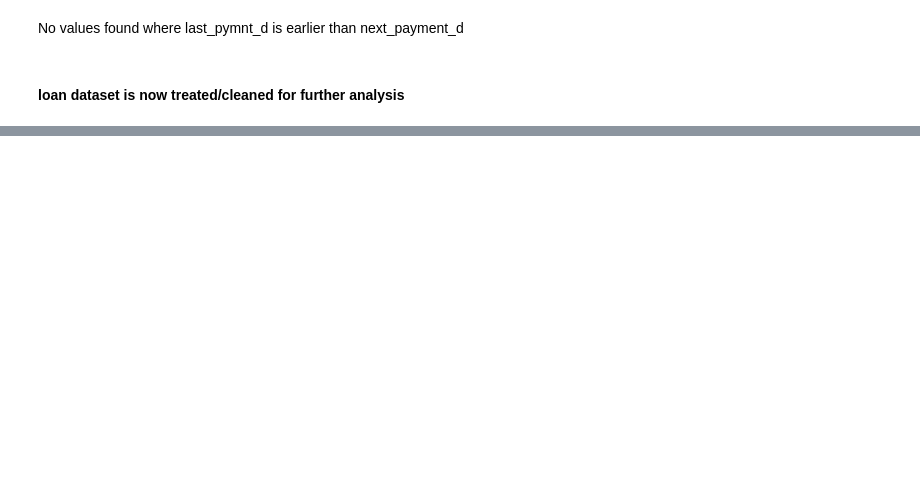
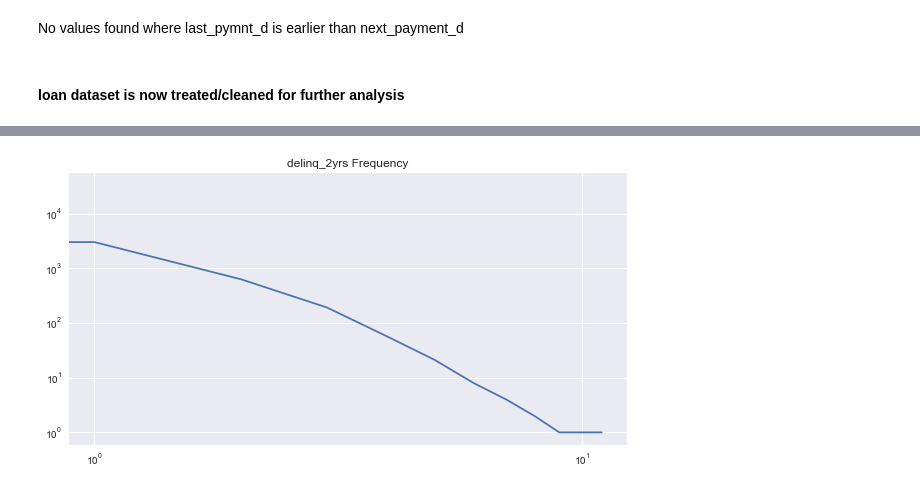
Before and after one commit to poornimaarunp/EDAGroupCaseStudy, a Jupyter notebook: Group_.ipynb, the cells around one changed output, grey strips where cells are left out. Cells and saved outputs as stored; diff of their text form; code cells hidden in the pictures; blank space fills up the shorter version.

```diff
--- a/Group_.ipynb
+++ b/Group_.ipynb
@@ -402,0 +1214,11 @@ loan.info()
+# %%
+# delinq_2yrs  log log graph
+plt.figure(figsize=(10, 5))
+plt.xscale('log')
+plt.yscale('log')
+plt.plot('delinq_2yrs','Frequency',data=delinq_2yrs_Frequency)
+plt.title("delinq_2yrs Frequency")
+
+plt.show()
+# %% [output]
+[figure, added]
```
Also changed, not shown: parts of 164 cells of this notebook, 1 other file.
